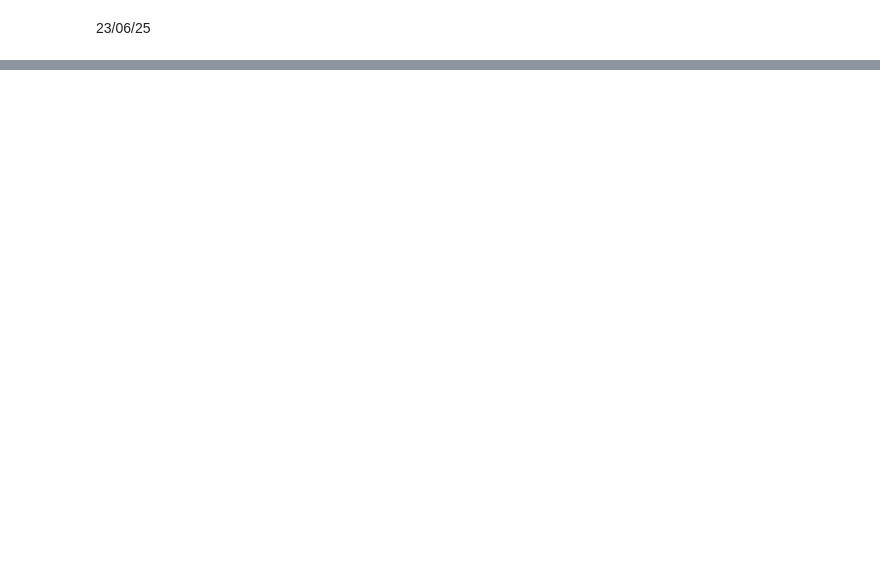
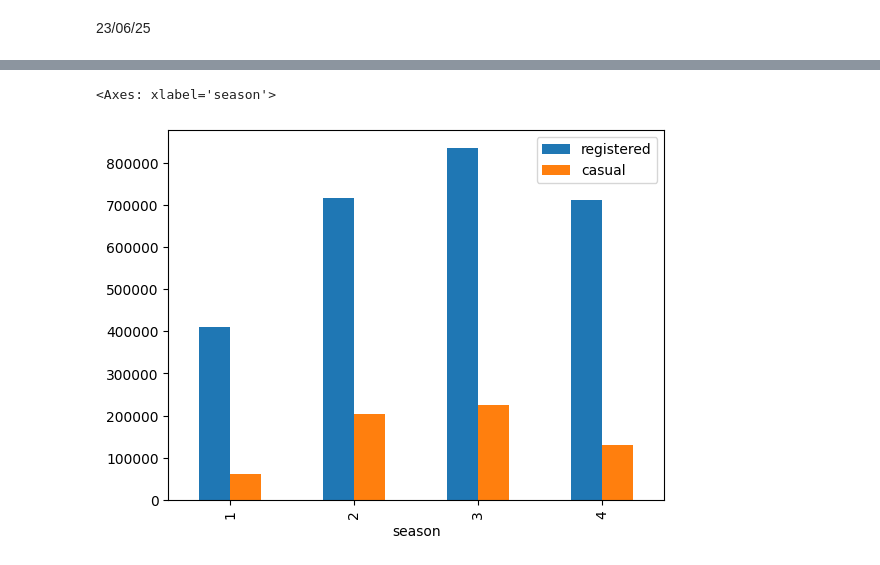
Before and after one commit to soni-vaishnavi/My_Daily_Work, a Jupyter notebook: ML/visualization/matplt.ipynb, the cells around one changed output, grey strips where cells are left out. Cells and saved outputs as stored; diff of their text form; code cells hidden in the pictures; blank space fills up the shorter version.

```diff
--- a/ML/visualization/matplt.ipynb
+++ b/ML/visualization/matplt.ipynb
@@ -215,0 +328,6 @@ dtype: int64
+# %%
+x = day.groupby('season', observed=False)[['registered', 'casual']].sum()
+day.groupby('season', observed=False)[['registered', 'casual']].sum().plot(kind = 'bar')
+# %% [output]
+<Axes: xlabel='season'>
+[figure, added]
```
Also changed, not shown: parts of 29 cells of this notebook.
